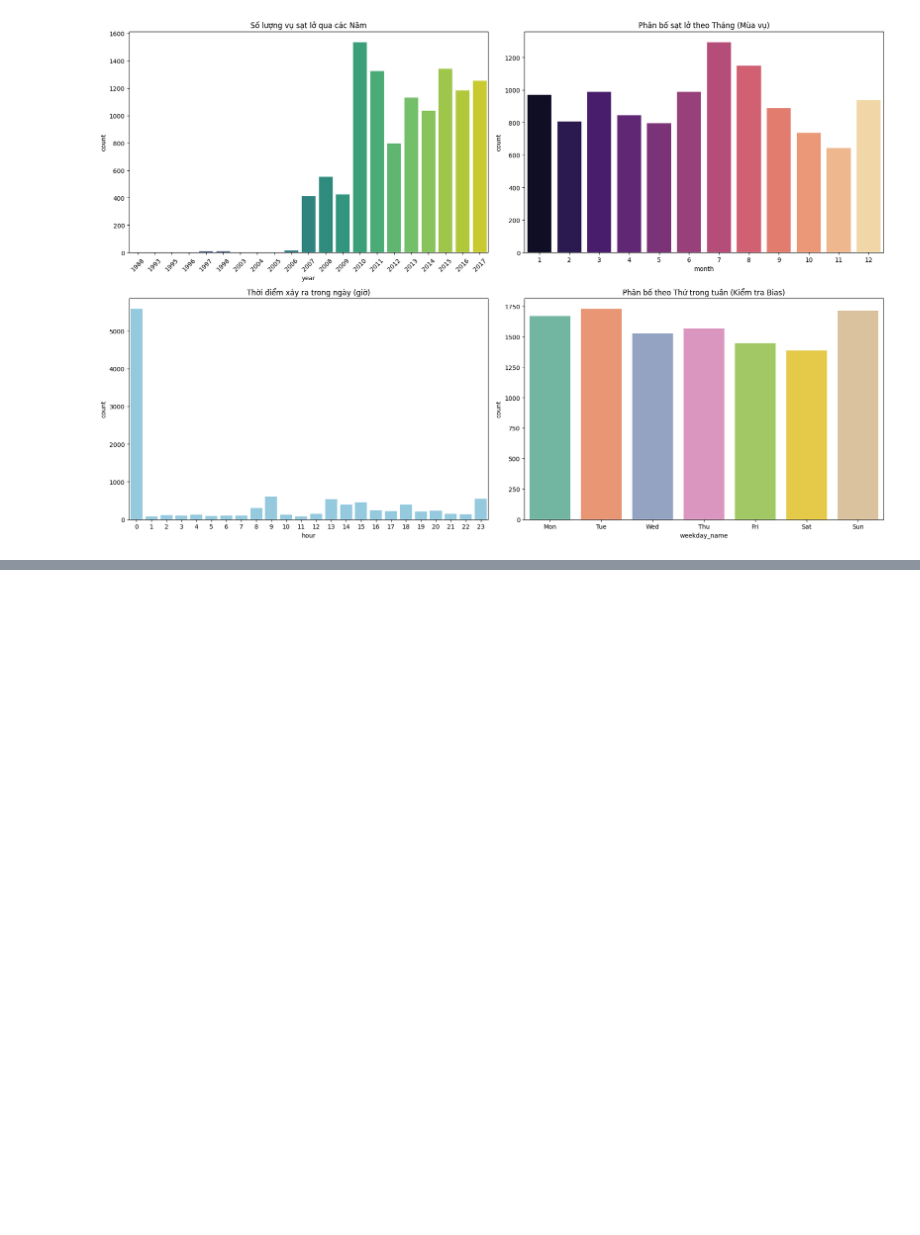
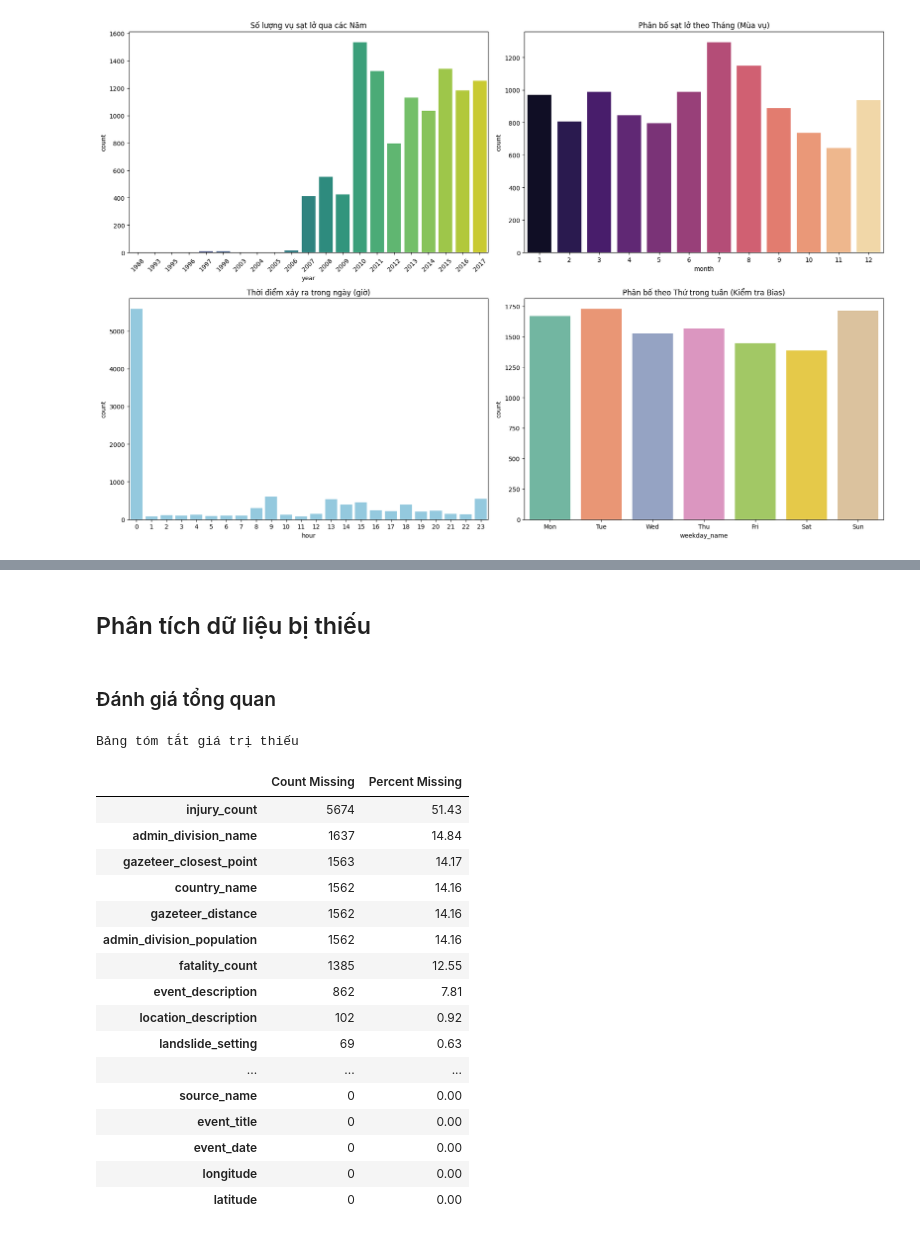
Before and after one commit to tientien01/Global-Landslide-Catalog-NASA-Analysis, a Jupyter notebook: notebook/02_data_exploration.ipynb, the cells around one changed output, grey strips where cells are left out. Cells and saved outputs as stored; diff of their text form; code cells hidden in the pictures; blank space fills up the shorter version.

```diff
--- a/notebook/02_data_exploration.ipynb
+++ b/notebook/02_data_exploration.ipynb
@@ -653,0 +776,33 @@ Passing `palette` without assigning `hue` is deprecated and will be removed in v
+# %% [markdown]
+## Phân tích dữ liệu bị thiếu
+# %% [markdown]
+### Đánh giá tổng quan
+# %%
+df_cols = pd.DataFrame({
+    'Count Missing': df.isna().sum(),
+    'Percent Missing': df.isnull().sum() * 100 / df.shape[0]
+})
+
+df_cols = df_cols.sort_values(by='Percent Missing', ascending=False)
+
+print("Bảng tóm tắt giá trị thiếu")
+df_cols
+# %% [output]
+Bảng tóm tắt giá trị thiếu
+|  | Count Missing | Percent Missing |
+| injury_count | 5674 | 51.43 |
+| admin_division_name | 1637 | 14.84 |
+| gazeteer_closest_point | 1563 | 14.17 |
+| country_name | 1562 | 14.16 |
+| gazeteer_distance | 1562 | 14.16 |
+| admin_division_population | 1562 | 14.16 |
+| fatality_count | 1385 | 12.55 |
+| event_description | 862 | 7.81 |
+| location_description | 102 | 0.92 |
+| landslide_setting | 69 | 0.63 |
+| ... | ... | ... |
+| source_name | 0 | 0.00 |
+| event_title | 0 | 0.00 |
+| event_date | 0 | 0.00 |
+| longitude | 0 | 0.00 |
+| latitude | 0 | 0.00 |
```
Also changed, not shown: parts of 9 cells of this notebook.
